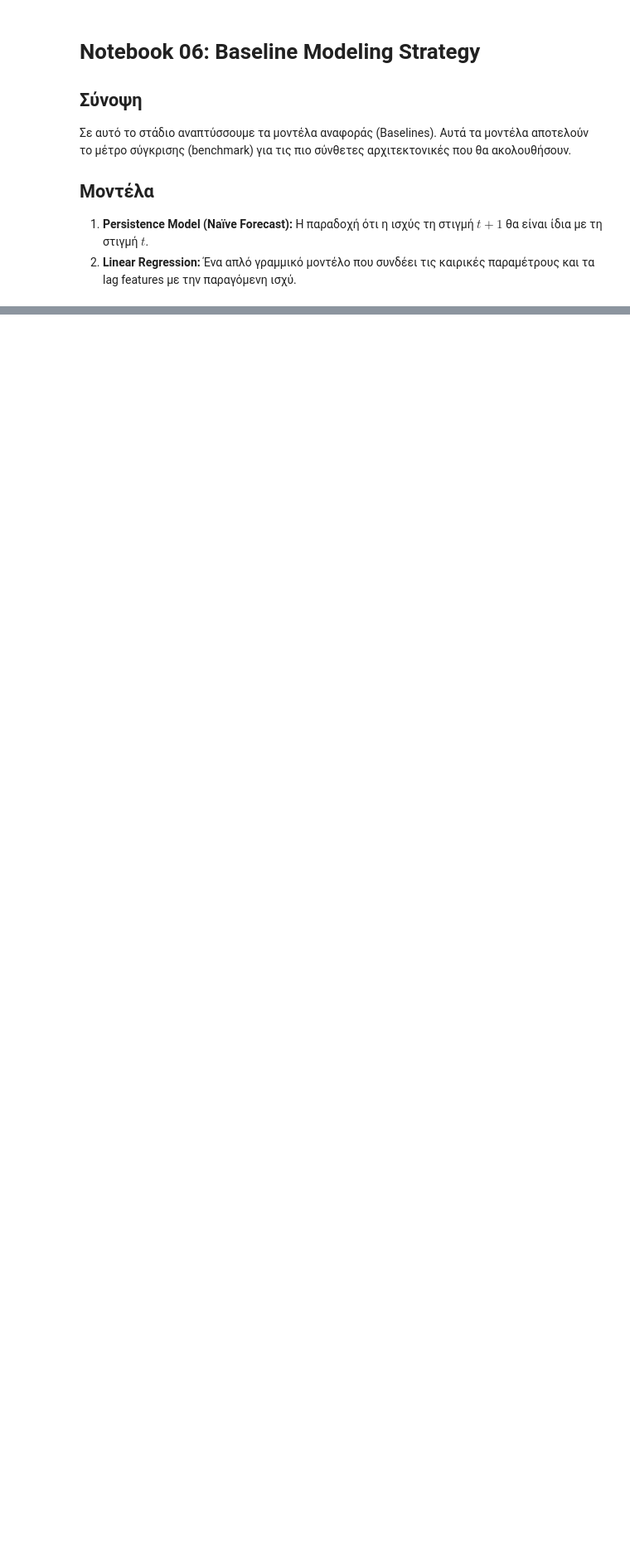
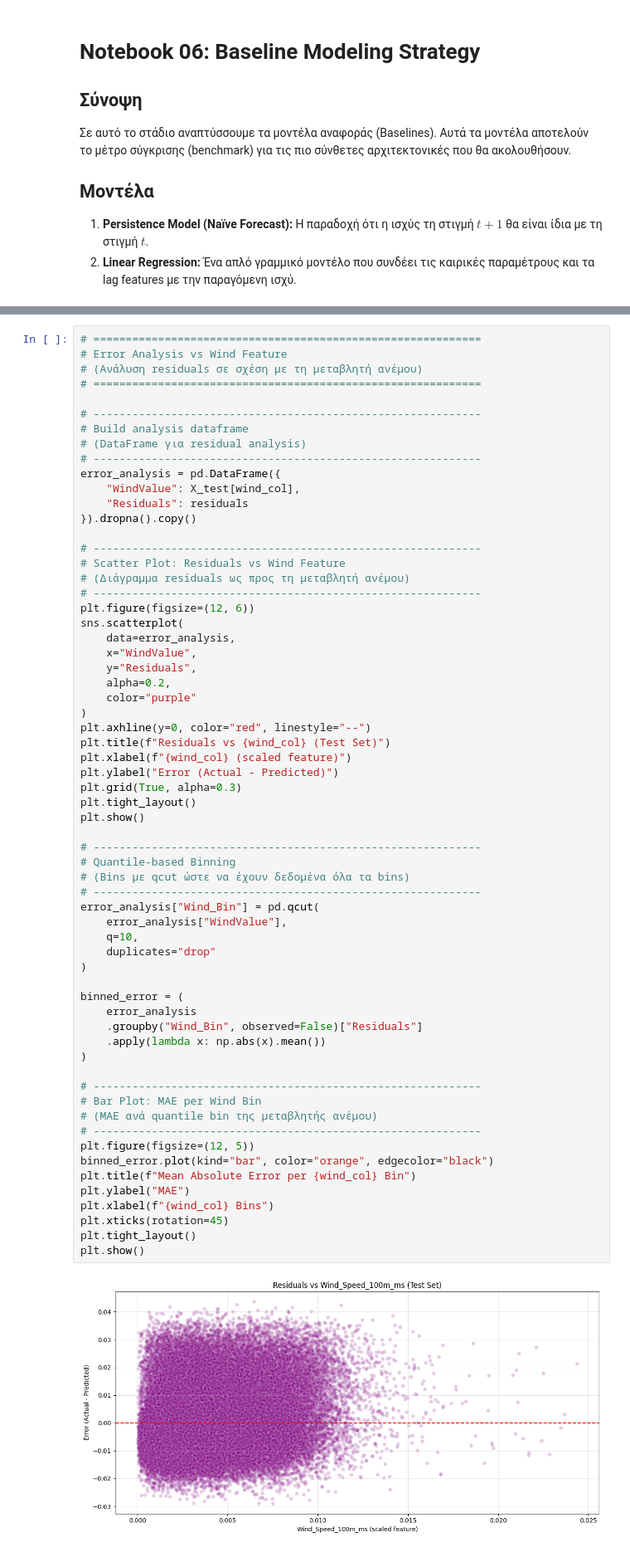
Before and after one commit to Dionysis33/WindPower_DigitalTwin, a Jupyter notebook: notebooks/06_baseline_modeling.ipynb, the cells around one changed output, grey strips where cells are left out. Shown at 83% size. Cells and saved outputs as stored; diff of their text form; blank space fills up the shorter version.

```diff
--- a/notebooks/06_baseline_modeling.ipynb
+++ b/notebooks/06_baseline_modeling.ipynb
@@ -199,0 +295,65 @@ plt.show()
+# %%
+# ============================================================
+# Error Analysis vs Wind Feature
+# (Ανάλυση residuals σε σχέση με τη μεταβλητή ανέμου)
+# ============================================================
+
+# ------------------------------------------------------------
+# Build analysis dataframe
+# (DataFrame για residual analysis)
+# ------------------------------------------------------------
+error_analysis = pd.DataFrame({
+    "WindValue": X_test[wind_col],
+    "Residuals": residuals
+}).dropna().copy()
+
+# ------------------------------------------------------------
+# Scatter Plot: Residuals vs Wind Feature
+# (Διάγραμμα residuals ως προς τη μεταβλητή ανέμου)
+# ------------------------------------------------------------
+plt.figure(figsize=(12, 6))
+sns.scatterplot(
+    data=error_analysis,
+    x="WindValue",
+    y="Residuals",
+    alpha=0.2,
+    color="purple"
+)
+plt.axhline(y=0, color="red", linestyle="--")
+plt.title(f"Residuals vs {wind_col} (Test Set)")
+plt.xlabel(f"{wind_col} (scaled feature)")
+plt.ylabel("Error (Actual - Predicted)")
+plt.grid(True, alpha=0.3)
+plt.tight_layout()
+plt.show()
+
+# ------------------------------------------------------------
+# Quantile-based Binning
+# (Bins με qcut ώστε να έχουν δεδομένα όλα τα bins)
+# ------------------------------------------------------------
+error_analysis["Wind_Bin"] = pd.qcut(
+    error_analysis["WindValue"],
+    q=10,
+    duplicates="drop"
+)
+
+binned_error = (
+    error_analysis
+    .groupby("Wind_Bin", observed=False)["Residuals"]
+    .apply(lambda x: np.abs(x).mean())
+)
+
+# ------------------------------------------------------------
+# Bar Plot: MAE per Wind Bin
+# (MAE ανά quantile bin της μεταβλητής ανέμου)
+# ------------------------------------------------------------
+plt.figure(figsize=(12, 5))
+binned_error.plot(kind="bar", color="orange", edgecolor="black")
+plt.title(f"Mean Absolute Error per {wind_col} Bin")
+plt.ylabel("MAE")
+plt.xlabel(f"{wind_col} Bins")
+plt.xticks(rotation=45)
+plt.tight_layout()
+plt.show()
+# %% [output]
+[figure, added]
```
Also changed, not shown: parts of 13 cells of this notebook.
